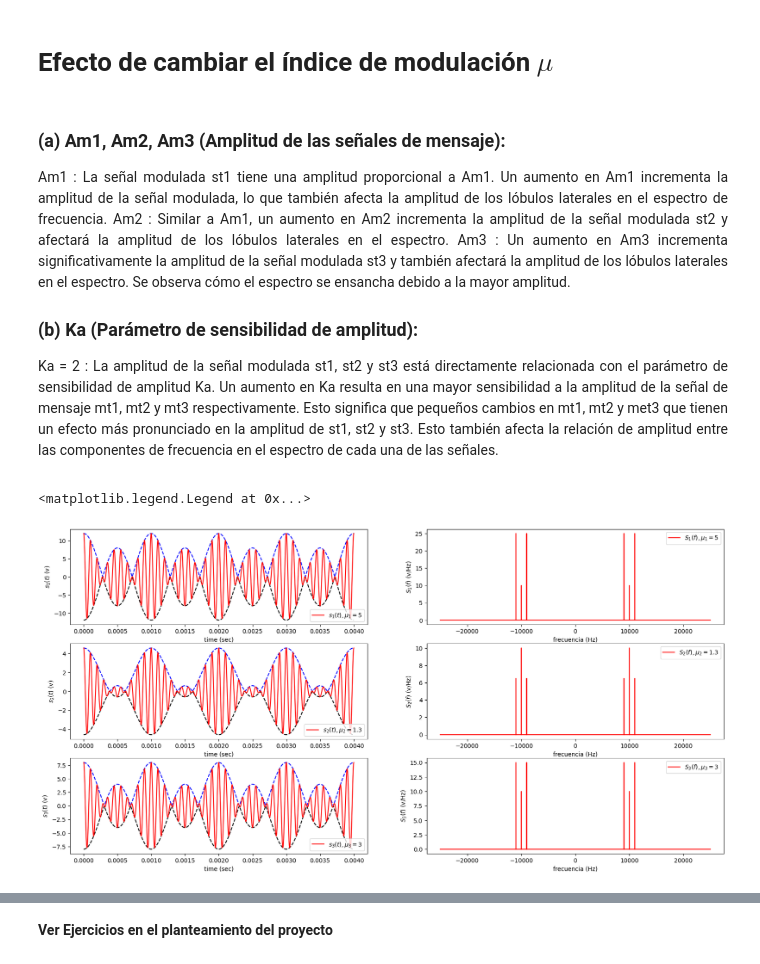
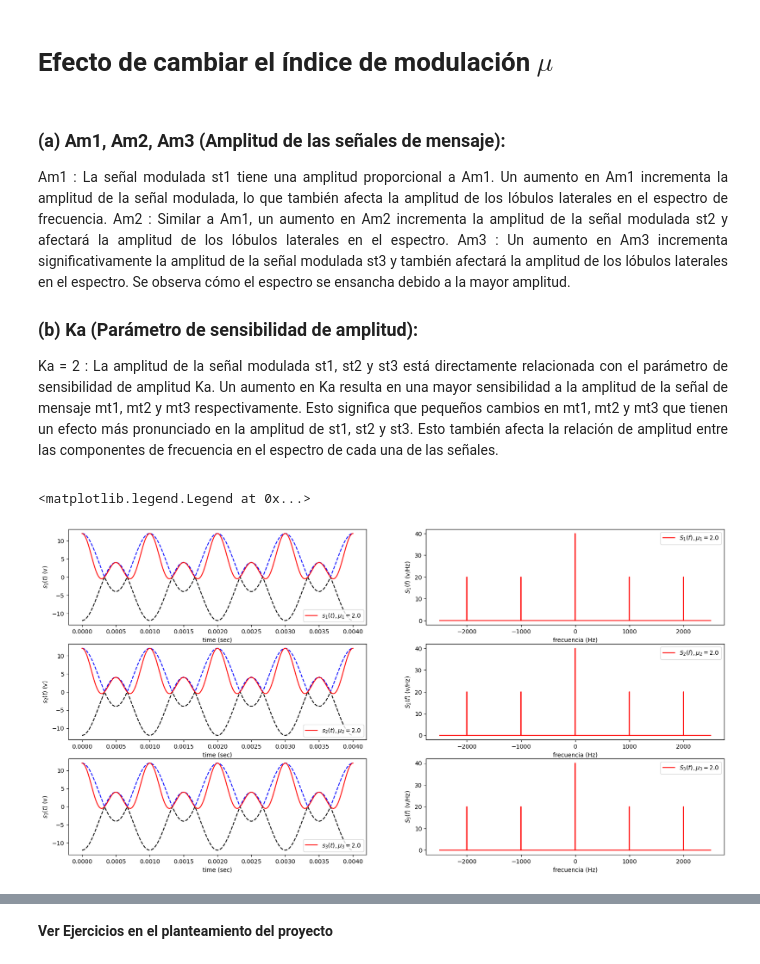
Before and after one commit to andres281998/ie0247, a Jupyter notebook: Proyecto2/IE0247_Proyecto_II_2023_parte2.ipynb, the cells around one changed output, grey strips where cells are left out. Drawn from its saved outputs; the diff is of its cells as text; code cells hidden in the pictures.

```diff
--- a/Proyecto2/IE0247_Proyecto_II_2023_parte2.ipynb
+++ b/Proyecto2/IE0247_Proyecto_II_2023_parte2.ipynb
@@ -247,19 +276,19 @@ Am3 : Un aumento en Am3 incrementa significativamente la amplitud de la señal m
 
 ### (b) Ka (Parámetro de sensibilidad de amplitud):
 
-Ka = 2 : La amplitud de la señal modulada st1, st2 y st3 está directamente relacionada con el parámetro de sensibilidad de amplitud Ka. Un aumento en Ka resulta en una mayor sensibilidad a la amplitud de la señal de mensaje mt1, mt2 y mt3 respectivamente. Esto significa que pequeños cambios en mt1, mt2 y met3 que tienen un efecto más pronunciado en la amplitud de st1, st2 y st3.  Esto también afecta la relación de amplitud entre las componentes de frecuencia en el espectro de cada una de las señales.
+Ka = 2 : La amplitud de la señal modulada st1, st2 y st3 está directamente relacionada con el parámetro de sensibilidad de amplitud Ka. Un aumento en Ka resulta en una mayor sensibilidad a la amplitud de la señal de mensaje mt1, mt2 y mt3 respectivamente. Esto significa que pequeños cambios en mt1, mt2 y mt3 que tienen un efecto más pronunciado en la amplitud de st1, st2 y st3.  Esto también afecta la relación de amplitud entre las componentes de frecuencia en el espectro de cada una de las señales.
 
 </p>
 </div>
 # %%
-Am1=5  # Amplitud de la señal de mensaje 1
-Am2=1.3 # Amplitud de la señal de mensaje 2
-Am3=3 # Amplitud de la señal de mensaje 3
+Am1=4  # Amplitud de la señal de mensaje 1
+Am2=4 # Amplitud de la señal de mensaje 2
+Am3=4 # Amplitud de la señal de mensaje 3
 fm=1000 # Frecuencia de las señales mensaje
 
-Ac=2 # Amplitud de la señal portadora
-fc=10000 # Frecuencia de la señal portadora
-Ka=1 # Parámetro de sensibilidad de amplitud
+Ac=4 # Amplitud de la señal portadora
+fc=1000 # Frecuencia de la señal portadora
+Ka=0.5 # Parámetro de sensibilidad de amplitud
 
 ## -- No es necesario modificar el código después de esta línea
 ## ---- Dominio del tiempo
@@ -332,31 +361,31 @@ Sf1 = np.abs(np.fft.fft(st1))
 freqs = np.fft.fftfreq(st1.size, Tstep)
 idx = np.argsort(freqs)
 freqs=freqs[idx]
 Sf1=Sf1[idx]/N
 ax2.plot(freqs, Sf1,'r',label='$S_1(f), \mu_1=$'+str(mu1))
 ax2.set_xlabel('frecuencia (Hz)')
 ax2.set_ylabel('$S_1(f)$ (v/Hz)')
 ax2.legend()
 
 Sf2 = np.abs(np.fft.fft(st2))
 freqs = np.fft.fftfreq(st2.size, Tstep)
 idx = np.argsort(freqs)
 freqs=freqs[idx]
 Sf2=Sf2[idx]/N
 ax4.plot(freqs, Sf2,'r',label='$S_2(f), \mu_2=$'+str(mu2))
 ax4.set_xlabel('frecuencia (Hz)')
 ax4.set_ylabel('$S_2(f)$ (v/Hz)')
 ax4.legend()
 
 Sf3 = np.abs(np.fft.fft(st3))
 freqs = np.fft.fftfreq(st3.size, Tstep)
 idx = np.argsort(freqs)
 freqs=freqs[idx]
 Sf3=Sf3[idx]/N
 ax6.plot(freqs, Sf3,'r',label='$S_3(f), \mu_3=$'+str(mu3))
 ax6.set_xlabel('frecuencia (Hz)')
 ax6.set_ylabel('$S_3(f)$ (v/Hz)')
 ax6.legend()
 # %% [output]
 <matplotlib.legend.Legend at 0x...>
-[figure, old version]
+[figure, new version]
```
Also changed, not shown: parts of 5 cells of this notebook, 37 other files.
